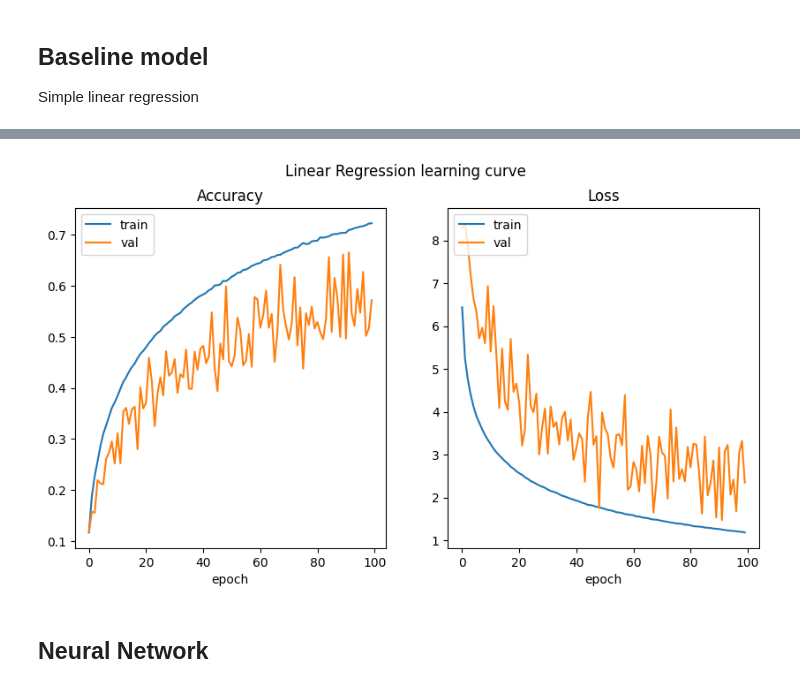
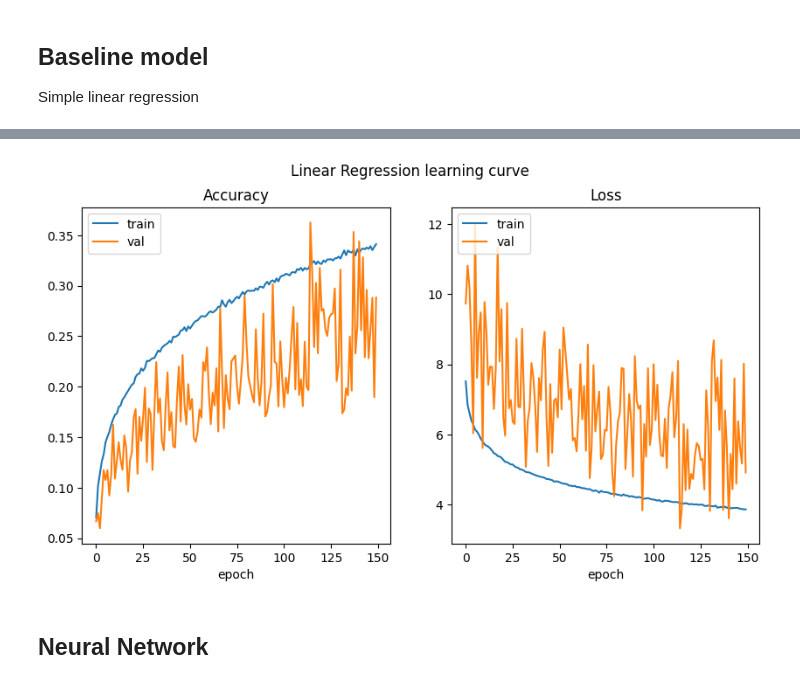
Before and after one commit to zivm20/Sign-language-classification, a Jupyter notebook: main.ipynb, the cells around one changed output, grey strips where cells are left out. Cells and saved outputs as stored; diff of their text form; code cells hidden in the pictures.

```diff
--- a/main.ipynb
+++ b/main.ipynb
@@ -67,11 +96,14 @@ plt.imshow(running_mean.numpy())
+# %%
+train_ds = train_ds.batch(batch_size,num_parallel_calls=AUTOTUNE).prefetch(buffer_size=AUTOTUNE)
+val_ds = val_ds.prefetch(buffer_size=AUTOTUNE)
+test_ds = test_ds.prefetch(buffer_size=AUTOTUNE)
 # %% [markdown]
 ## Baseline model
 
 Simple linear regression
 # %%
 lr_model = tf.keras.Sequential([
-  tf.keras.layers.Resizing(INPUT_SHAPE[0],INPUT_SHAPE[1]),
-  tf.keras.layers.Rescaling(1./255),
+  tf.keras.layers.Resizing(INPUT_SHAPE[0]//2,INPUT_SHAPE[1]//2),
   tf.keras.layers.Flatten(),
   tf.keras.layers.Dense(num_classes)
 ])
@@ -81,3 +113,6 @@ lr_model.compile(
   optimizer='rmsprop',
   loss=tf.keras.losses.SparseCategoricalCrossentropy(from_logits=True),
   metrics=['accuracy'])
+
+lr_model.build([None,INPUT_SHAPE[0],INPUT_SHAPE[1],INPUT_SHAPE[2]])
+lr_model.summary()
@@ -84,6 +134,0 @@ lr_model.compile(
-# %%
-history = lr_model.fit(
-  train_ds,
-  validation_data=val_ds,
-  epochs=100
-)
@@ -107,0 +135,16 @@ Epoch 100/100
+# %%
+model_backup_callback = tf.keras.callbacks.BackupAndRestore(
+    backup_dir=BACKUP_FILEPATH+"/lr_model")
+
+trained = False
+
+if OVERWRITE_MODEL or not os.path.exists(MODEL_DIR+"/lr_model.keras"):
+
+  history = lr_model.fit(
+    train_ds,
+    validation_data=val_ds,
+    epochs=150,callbacks=[model_backup_callback]
+  )
+  trained = True
+else:
+  lr_model.load_weights(MODEL_DIR+"/lr_model.keras")
@@ -115,7 +176,8 @@ Model saved to lr_model.keras
 # %%
-plot_curves(history, title="Linear Regression learning curve",save_fig=True)
+if trained:
+    plot_curves(history, title="Linear Regression learning curve",save_fig=trained)
 # %% [output]
-[figure, old version]
+[figure, new version]
 # %% [markdown]
 ## Neural Network
 # %%
```
Also changed, not shown: parts of 44 cells of this notebook, 26 other files.
